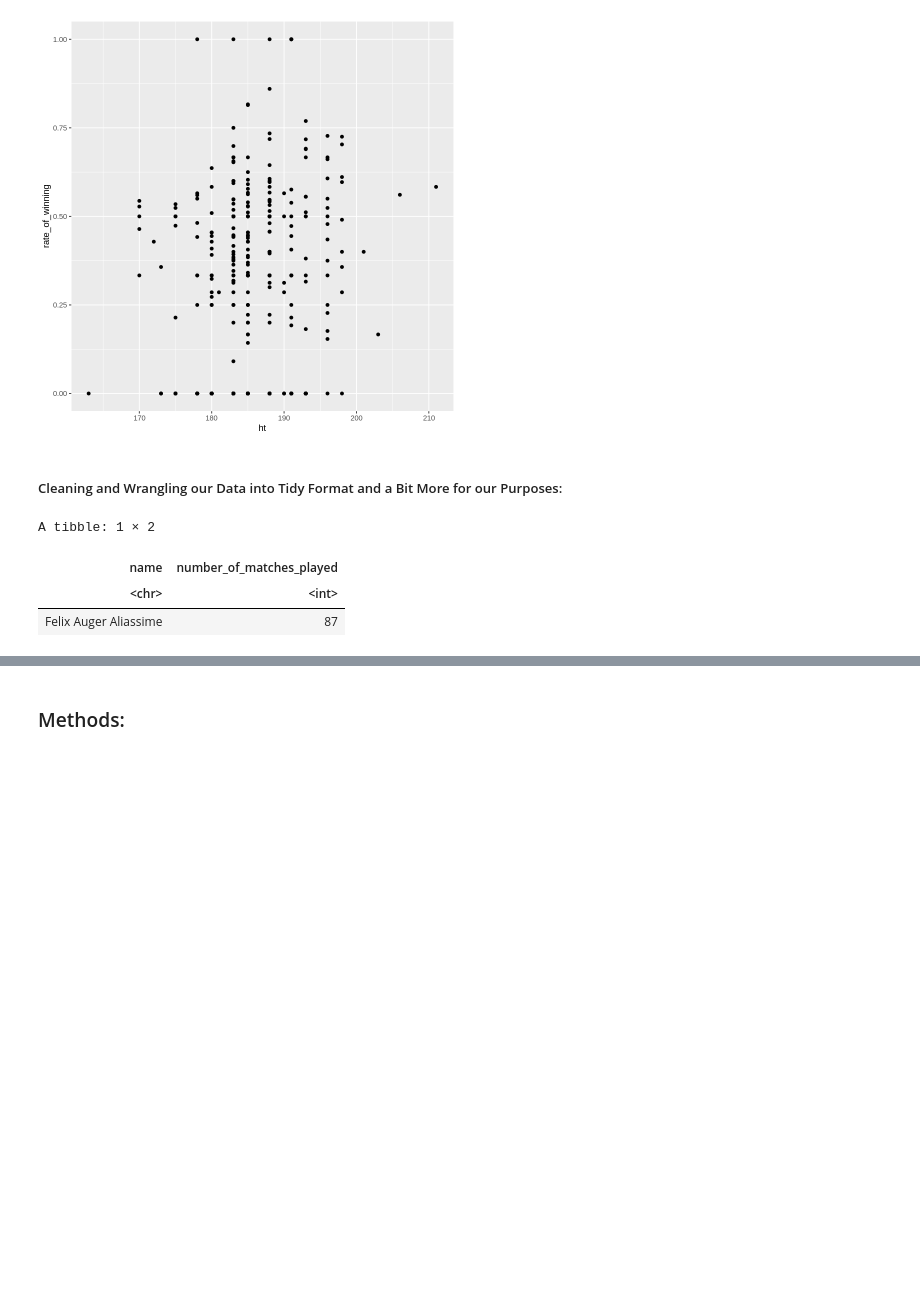
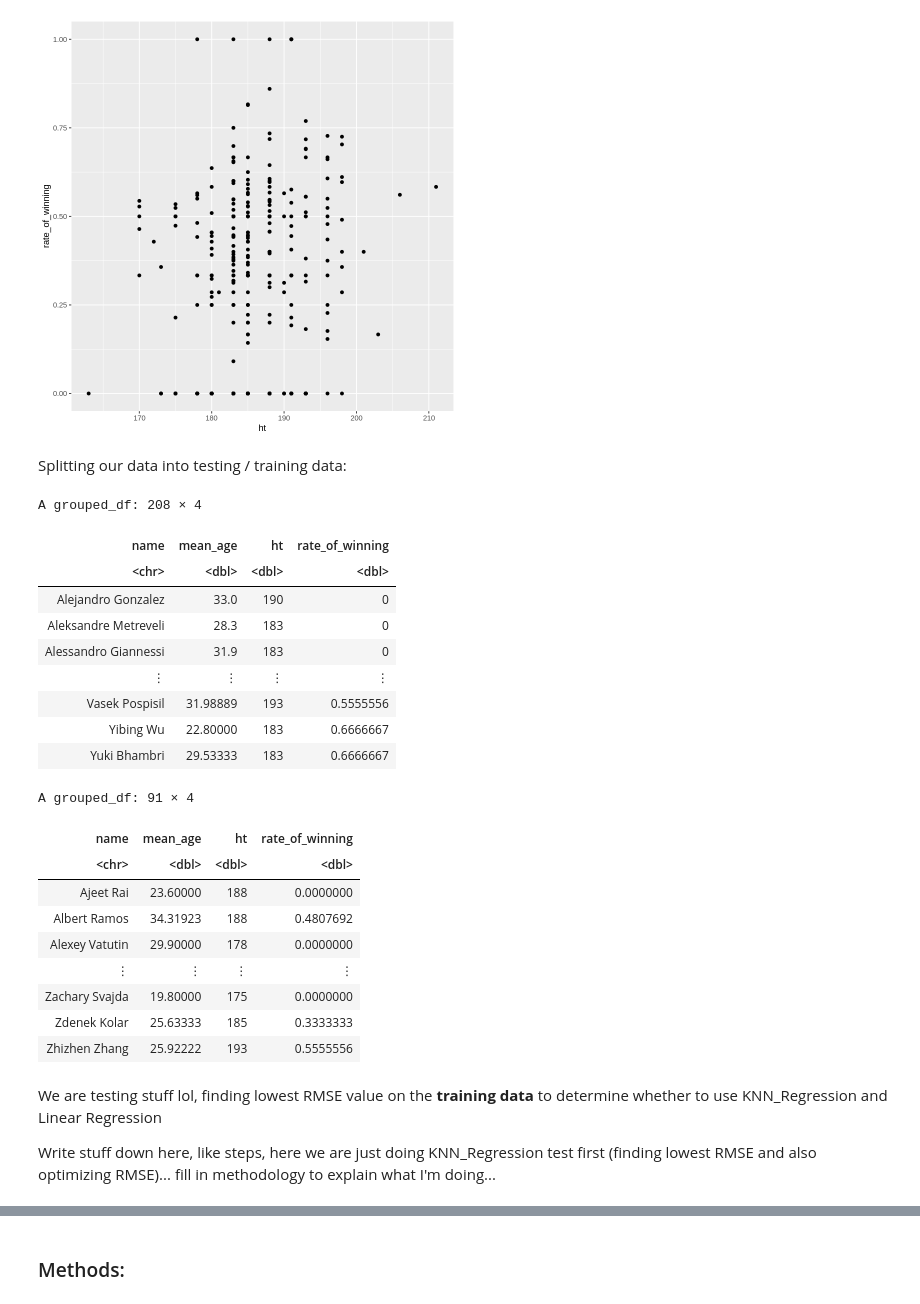
Before and after one commit to BoBomanUltra/Project_Group_39, a Jupyter notebook: Project_Proposal.ipynb, the cells around one changed output, grey strips where cells are left out. Drawn from its saved outputs; the diff is of its cells as text; code cells hidden in the pictures; blank space fills up the shorter version.

```diff
--- a/Project_Proposal.ipynb
+++ b/Project_Proposal.ipynb
@@ -144,25 +150,37 @@ A grouped_df: 299 × 4
 [figure]
 [figure]
 # %% [markdown]
-##### Cleaning and Wrangling our Data into Tidy Format and a Bit More for our Purposes:
+Splitting our data into testing / training data:
 # %%
-# Here, we show how we got Felix Auger Aliassime by picking a person who plays the most matches in the year
-# Therefore, some Data Wrangling is needed before converting to tidy_data
-player_with_most_played_matches_2022 <- tennis_data |>
-    select(winner_name, loser_name) |>
-    pivot_longer(winner_name:loser_name, names_to = "Winner or Loser", values_to = "name") |>
-    select(name) |>
-    group_by(name) |>
-    summarize(number_of_matches_played = n()) |>
-    arrange(-number_of_matches_played) |>
-    slice(1)
-
-player_with_most_played_matches_2022
-
-#Felix Auger Aliassime has the most matches played in 2022 with a record of 87.
+set.seed(1234)
+player_stats_split <- initial_split(player_stats, prop = 0.7, strata = rate_of_winning)
+player_stats_training <- training(player_stats_split)
+player_stats_testing <- testing(player_stats_split)
+player_stats_training
+player_stats_testing
 # %% [output]
-A tibble: 1 × 2
+A grouped_df: 208 × 4
-| name | number_of_matches_played |
-| <chr> | <int> |
-| Felix Auger Aliassime | 87 |
+| name | mean_age | ht | rate_of_winning |
+| <chr> | <dbl> | <dbl> | <dbl> |
+| Alejandro Gonzalez | 33.0 | 190 | 0 |
+| Aleksandre Metreveli | 28.3 | 183 | 0 |
+| Alessandro Giannessi | 31.9 | 183 | 0 |
+| ⋮ | ⋮ | ⋮ | ⋮ |
+| Vasek Pospisil | 31.98889 | 193 | 0.5555556 |
+| Yibing Wu | 22.80000 | 183 | 0.6666667 |
+| Yuki Bhambri | 29.53333 | 183 | 0.6666667 |
+A grouped_df: 91 × 4
+| name | mean_age | ht | rate_of_winning |
+| <chr> | <dbl> | <dbl> | <dbl> |
+| Ajeet Rai | 23.60000 | 188 | 0.0000000 |
+| Albert Ramos | 34.31923 | 188 | 0.4807692 |
+| Alexey Vatutin | 29.90000 | 178 | 0.0000000 |
+| ⋮ | ⋮ | ⋮ | ⋮ |
+| Zachary Svajda | 19.80000 | 175 | 0.0000000 |
+| Zdenek Kolar | 25.63333 | 185 | 0.3333333 |
+| Zhizhen Zhang | 25.92222 | 193 | 0.5555556 |
+# %% [markdown]
+We are testing stuff lol, finding lowest RMSE value on the **training data** to determine whether to use KNN_Regression and Linear Regression
+
+Write stuff down here, like steps, here we are just doing KNN_Regression test first (finding lowest RMSE and also optimizing RMSE)... fill in methodology to explain what I'm doing...
 # %%
```
Also changed, not shown: parts of 18 cells of this notebook, 1 other file.
